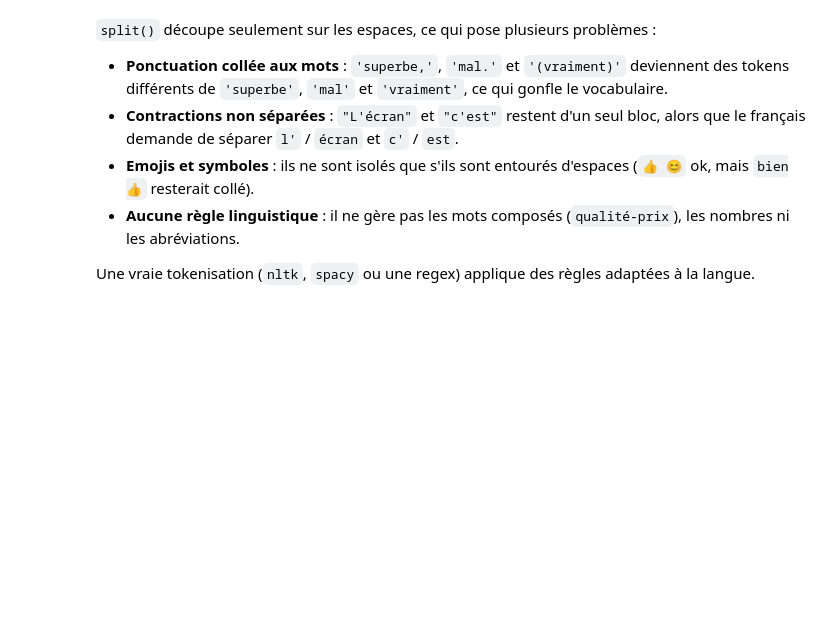
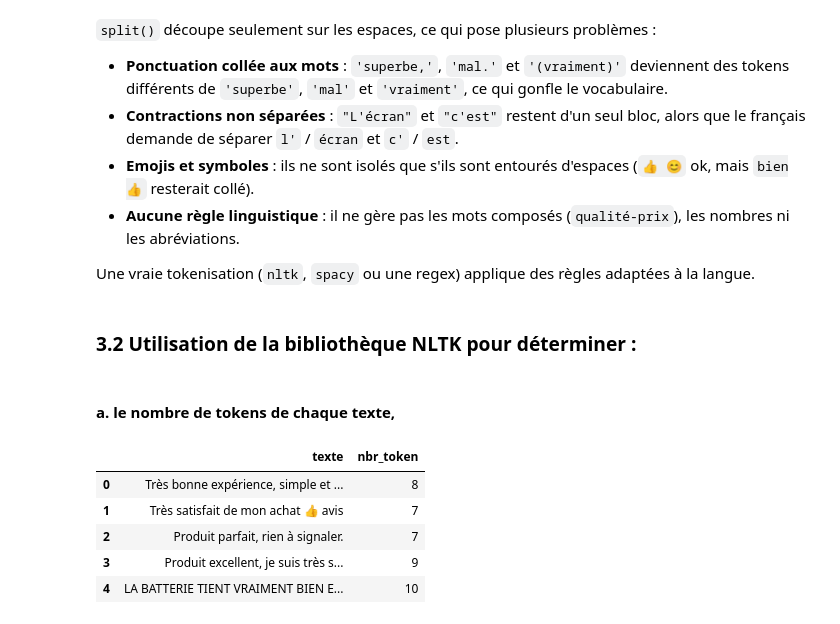
Before and after one commit to Alassanee/atelier_prepa_donnees_textuelles, a Jupyter notebook: notebooks/atelier_prepa_donnees_textuelles.ipynb, the cells around one changed output. Cells and saved outputs as stored; diff of their text form; code cells hidden in the pictures; blank space fills up the shorter version.

Commit message:
Nombre de token de chaque texte

```diff
--- a/notebooks/atelier_prepa_donnees_textuelles.ipynb
+++ b/notebooks/atelier_prepa_donnees_textuelles.ipynb
@@ -597,3 +604,7 @@ exemple.split()
 - **Aucune règle linguistique** : il ne gère pas les mots composés (`qualité-prix`), les nombres ni les abréviations.
 
 Une vraie tokenisation (`nltk`, `spacy` ou une regex) applique des règles adaptées à la langue.
+# %% [markdown]
+### **3.2 Utilisation de la bibliothèque NLTK pour déterminer :**
+# %% [markdown]
+#### **a. le nombre de tokens de chaque texte,**
@@ -599,0 +618,15 @@ Une vraie tokenisation (`nltk`, `spacy` ou une regex) applique des règles adapt
+# %%
+def nbr_tokens(texte):
+     tokens = nltk.word_tokenize(texte, language='french')
+     return len(tokens)
+# %%
+corpus["nbr_token"] = corpus['texte'].apply(nbr_tokens)
+# %%
+corpus[['texte', 'nbr_token']].head()
+# %% [output]
+|  | texte | nbr_token |
+| 0 | Très bonne expérience, simple et ... | 8 |
+| 1 | Très satisfait de mon achat 👍 avis | 7 |
+| 2 | Produit parfait, rien à signaler. | 7 |
+| 3 | Produit excellent, je suis très s... | 9 |
+| 4 | LA BATTERIE TIENT VRAIMENT BIEN E... | 10 |
```
Also changed, not shown: parts of 2 cells of this notebook.
